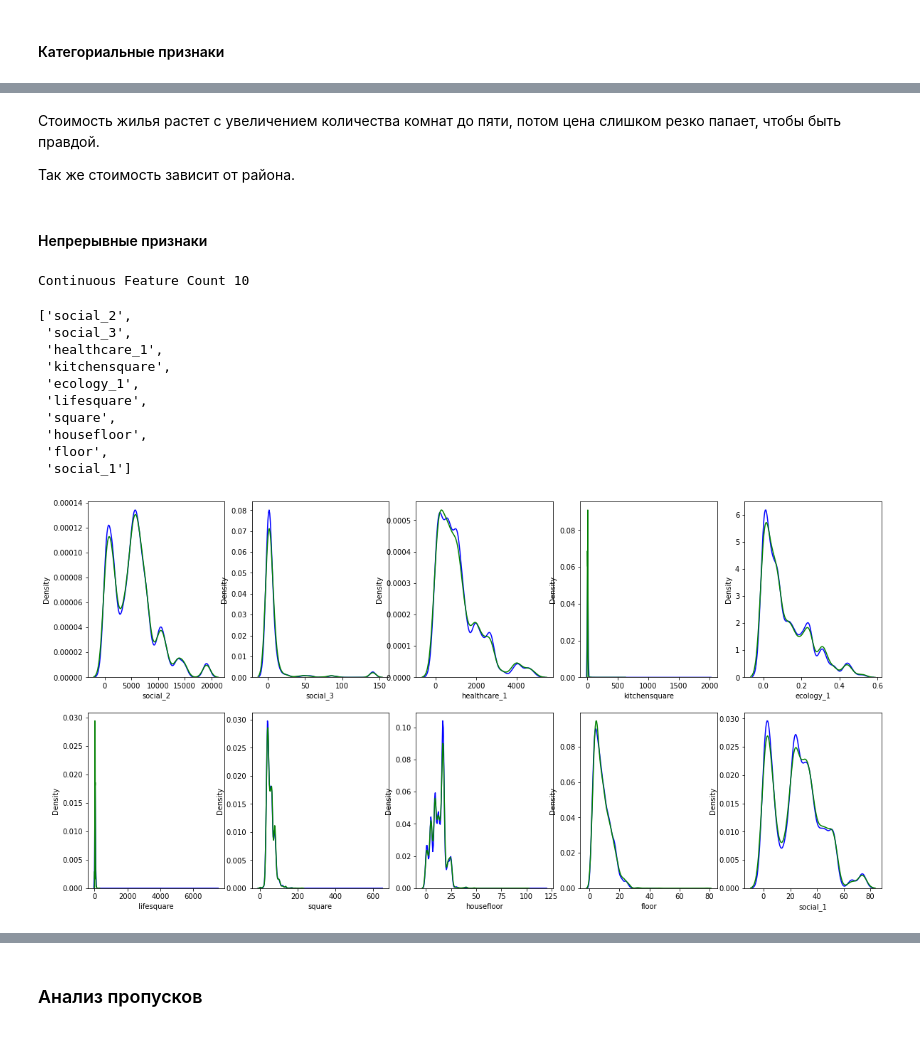
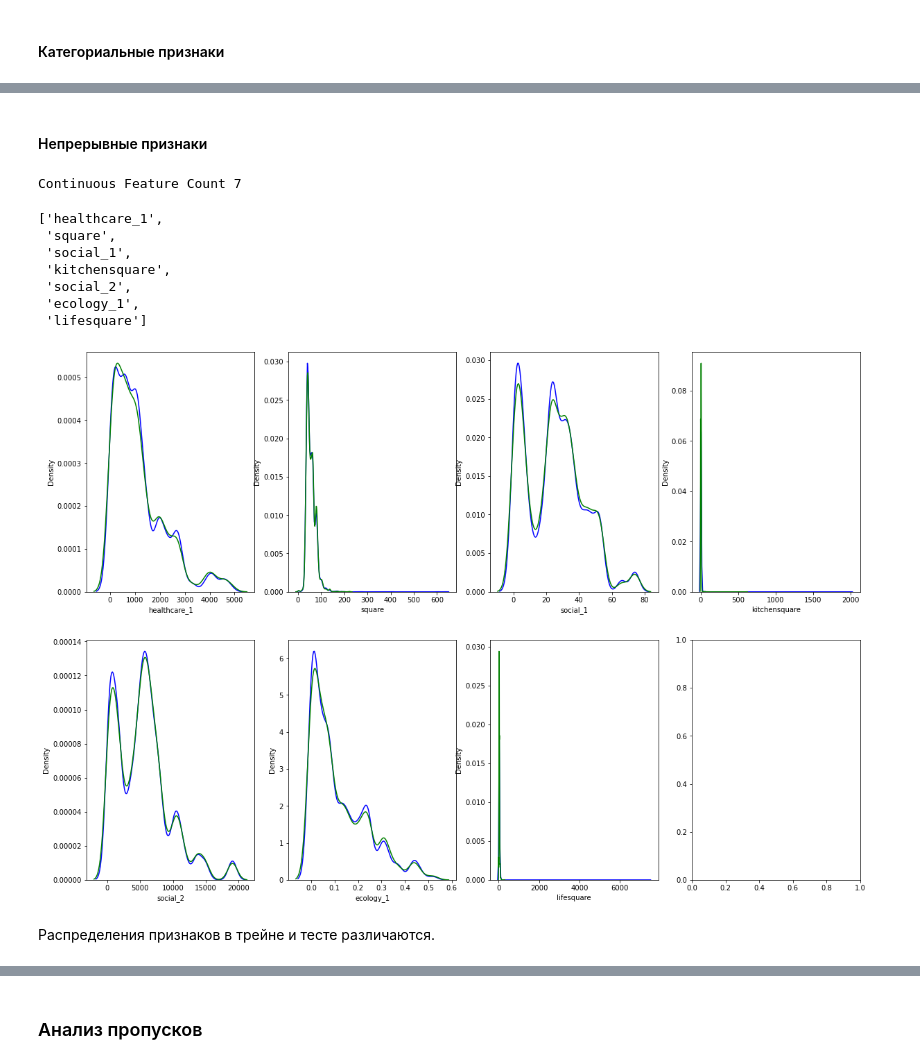
Before and after one commit to annulet/Real-Estate-Price-Prediction-Geekbrains-AI-BigData-Python-for-Data-Science-course-competition, a Jupyter notebook: real_estate_price_prediction.ipynb, the cells around one changed output, grey strips where cells are left out. Saved outputs shown, nothing was run; the diff lists cells and outputs as text; code cells hidden in the pictures.

```diff
--- a/real_estate_price_prediction.ipynb
+++ b/real_estate_price_prediction.ipynb
@@ -332,8 +354,8 @@ Text(0.5, 0, 'houseyear')
 # %%
 discrete_feature = [
     feature for feature in numerical_features
-    if len(train[feature].unique())<25
-] + ["districtid"]
+    if len(train[feature].unique()) < 50
+] + ["districtid"] + ["houseyear"]
 
 print(f"Discrete Variables Count: {len(discrete_feature)}")
 discrete_feature
@@ -355,5 +390,12 @@ Categorical Feature Count 3
+# %%
+train['ecology_2'] = (train['ecology_2'] == 'A').astype(int)
+train['ecology_3'] = (train['ecology_3'] == 'A').astype(int)
+train['shops_2'] = (train['shops_2'] == 'A').astype(int)
+test['ecology_2'] = (test['ecology_2'] == 'A').astype(int)
+test['ecology_3'] = (test['ecology_3'] == 'A').astype(int)
+test['shops_2'] = (test['shops_2'] == 'A').astype(int)
 # %%
-fig, axes = plt.subplots(4, 2, figsize=(20, 20))
+fig, axes = plt.subplots(4, 3, figsize=(20, 20))
 
 for num, feature in enumerate(discrete_feature + categorical_features):
     data = train.copy()
@@ -369,40 +411,35 @@ for num, feature in enumerate(discrete_feature + categorical_features):
-# %% [markdown]
-Стоимость жилья растет с увеличением количества комнат до пяти, потом цена слишком резко папает, чтобы быть правдой.
-
-Так же стоимость зависит от района.
 # %% [markdown]
 #### Непрерывные признаки
 # %%
 continuous_feature = [
     feature for feature in numerical_features
-    if feature not in discrete_feature + ['houseyear']]
+    if feature not in discrete_feature]
 
 print(f"Continuous Feature Count {len(continuous_feature)}")
 continuous_feature
 # %% [output]
-Continuous Feature Count 10
+Continuous Feature Count 7
-['social_2',
- 'social_3',
- 'healthcare_1',
+['healthcare_1',
+ 'square',
+ 'social_1',
  'kitchensquare',
+ 'social_2',
  'ecology_1',
- 'lifesquare',
- 'square',
- 'housefloor',
- 'floor',
- 'social_1']
+ 'lifesquare']
 # %%
-fig, axes = plt.subplots(2, 5, figsize=(20, 10))
+fig, axes = plt.subplots(2, 4, figsize=(20, 14))
 
 for num, feature in enumerate(continuous_feature):
     try:
         train_data, test_data = train[feature].copy(), test[feature].copy()
-        sns.kdeplot(train_data, ax=axes[num//5, num%5], color="blue", label="train")
-        sns.kdeplot(test_data, ax=axes[num//5, num%5], color="green", label="test")
+        sns.kdeplot(train_data, ax=axes[num//4, num%4], color="blue", label="train")
+        sns.kdeplot(test_data, ax=axes[num//4, num%4], color="green", label="test")
     except RuntimeError:
         pass
     except KeyError:
         train_data = train[feature].copy()
-        sns.kdeplot(train_data, ax=axes[num//5, num%5], color="blue", label="train")
+        sns.kdeplot(train_data, ax=axes[num//4, num%4], color="blue", label="train")
 # %% [output]
-[figure, old version]
+[figure, new version]
+# %% [markdown]
+Распределения признаков в трейне и тесте различаются.
```
Also changed, not shown: parts of 35 cells of this notebook.
